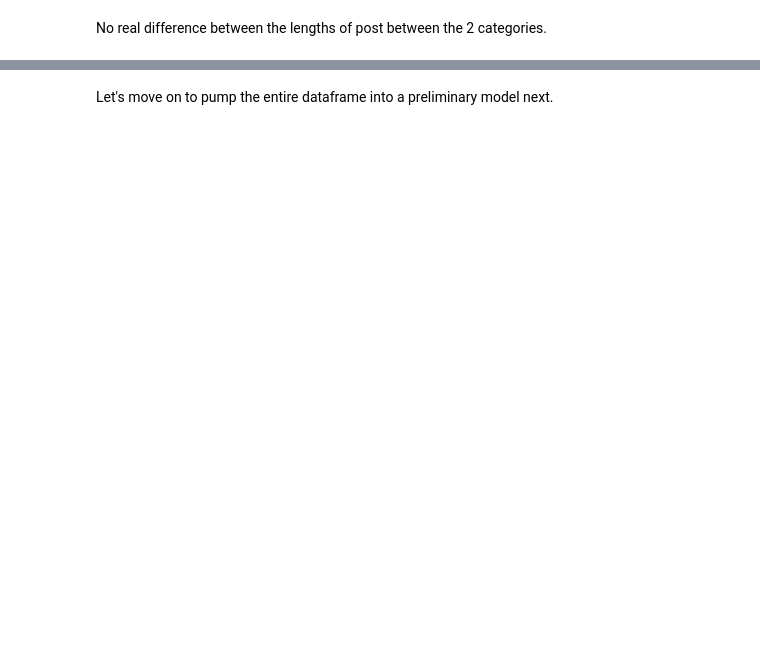
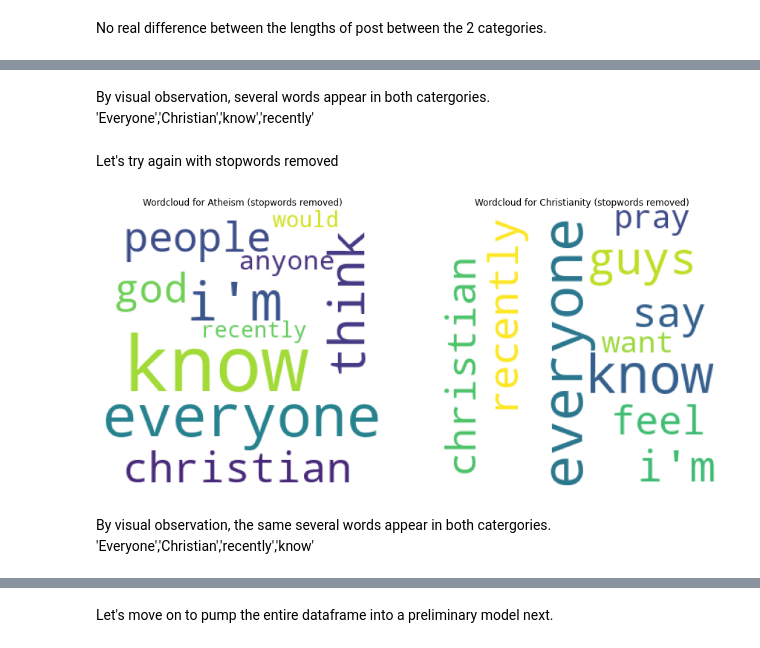
Before and after one commit to garyfoohw/GA_DSIF_project_3, a Jupyter notebook: code/02_EDA.ipynb, the cells around one changed output, grey strips where cells are left out. Cells and saved outputs as stored; diff of their text form; code cells hidden in the pictures; blank space fills up the shorter version.

```diff
--- a/code/02_EDA.ipynb
+++ b/code/02_EDA.ipynb
@@ -66,0 +160,31 @@ No real difference between the lengths of post between the 2 categories.
+# %% [markdown]
+By visual observation, several words appear in both catergories.
+'Everyone','Christian','know','recently'
+# %% [markdown]
+Let's try again with stopwords removed
+# %%
+wordcloud1 = WordCloud(width = 300, height = 300,
+                background_color ='white',stopwords=stopwords.words('english'),
+                min_font_size = 10,max_words=10).generate(text_0)
+
+wordcloud2 = WordCloud(width = 300, height = 300,
+                background_color ='white',stopwords=stopwords.words('english'),
+                min_font_size = 10,max_words=10).generate(text_1)
+
+# plot the WordCloud image
+
+fig, (ax1, ax2) = plt.subplots(1, 2, figsize=(15,15))
+
+ax1.imshow(wordcloud1)
+ax1.axis("off")
+ax1.title.set_text(f'Wordcloud for {title_0} (stopwords removed)')
+ax2.imshow(wordcloud2)
+ax2.axis("off")
+ax2.title.set_text(f'Wordcloud for {title_1} (stopwords removed)')
+
+plt.show()
+# %% [output]
+[figure, added]
+# %% [markdown]
+By visual observation, the same several words appear in both catergories.
+'Everyone','Christian','recently','know'
```
Also changed, not shown: parts of 36 cells of this notebook, 9 other files.
